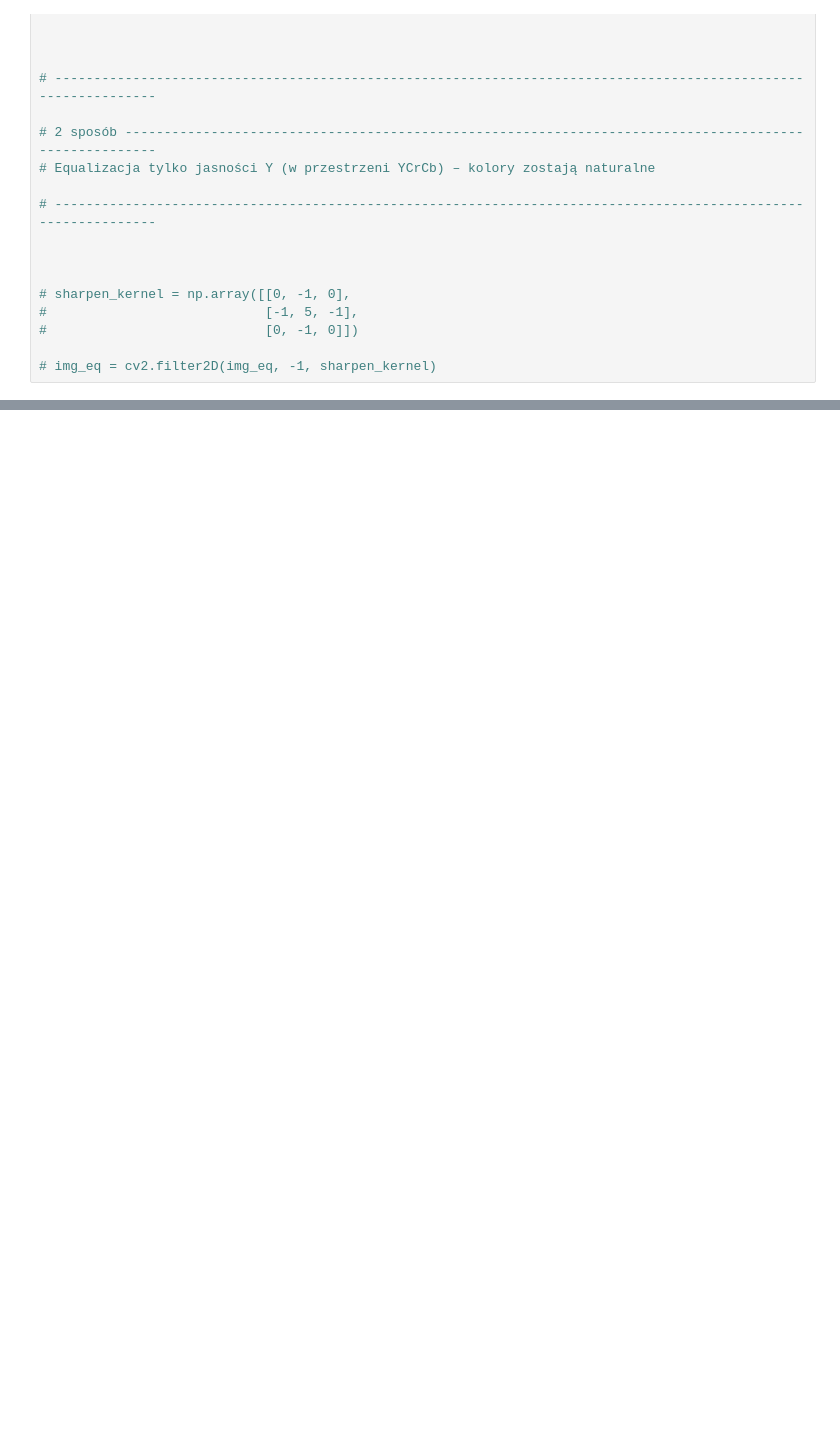
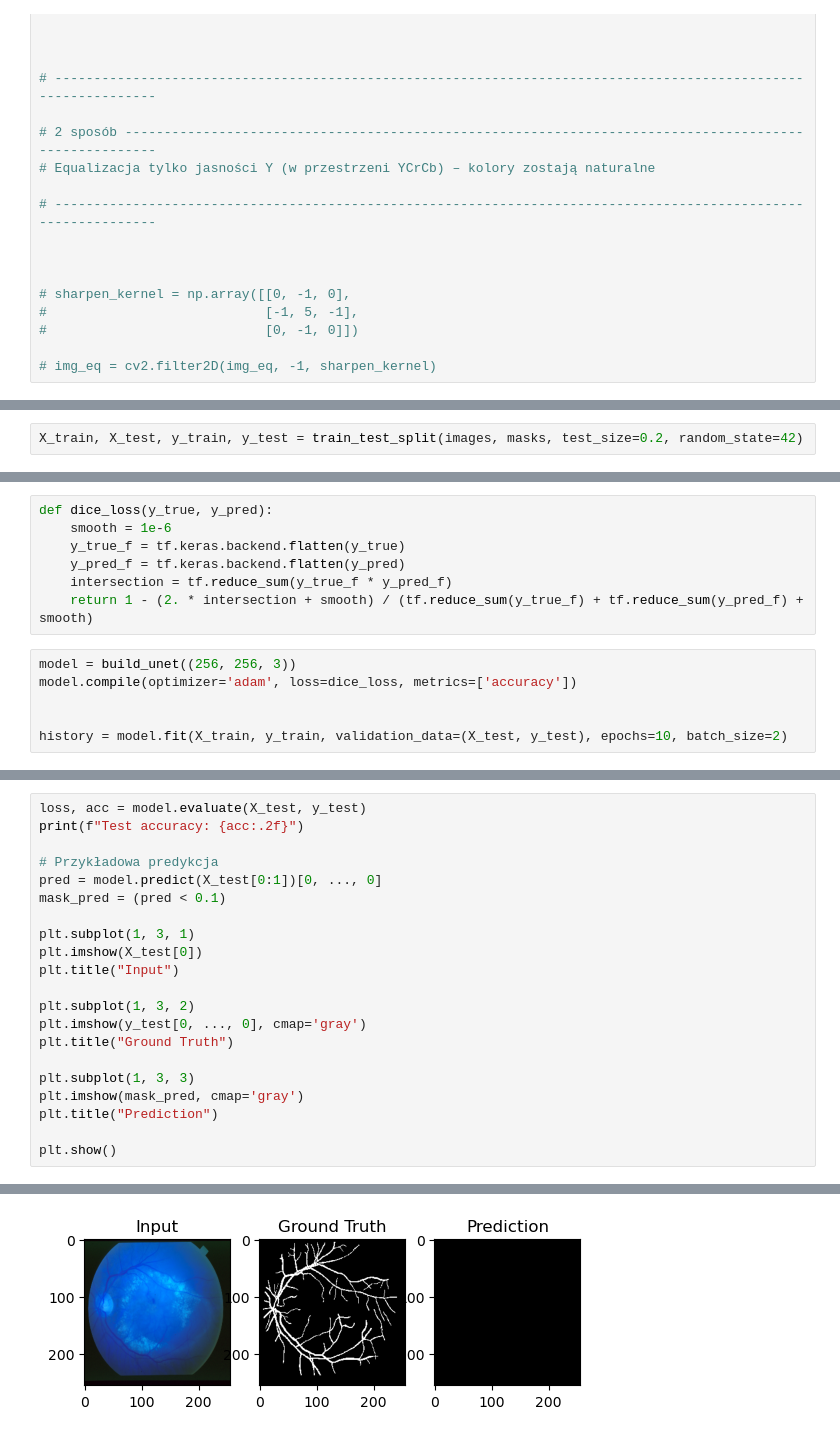
Before and after one commit to PMazi/Informatyka-w-Medycynie, a Jupyter notebook: main.ipynb, the cells around one changed output, grey strips where cells are left out. Cells and saved outputs as stored; diff of their text form; blank space fills up the shorter version.

```diff
--- a/main.ipynb
+++ b/main.ipynb
@@ -395,0 +468,2 @@ weighted avg       0.86      0.86      0.86      3372
+# %%
+X_train, X_test, y_train, y_test = train_test_split(images, masks, test_size=0.2, random_state=42)
@@ -395,0 +511,13 @@ weighted avg       0.86      0.86      0.86      3372
+# %%
+def dice_loss(y_true, y_pred):
+    smooth = 1e-6
+    y_true_f = tf.keras.backend.flatten(y_true)
+    y_pred_f = tf.keras.backend.flatten(y_pred)
+    intersection = tf.reduce_sum(y_true_f * y_pred_f)
+    return 1 - (2. * intersection + smooth) / (tf.reduce_sum(y_true_f) + tf.reduce_sum(y_pred_f) + smooth)
+# %%
+model = build_unet((256, 256, 3))
+model.compile(optimizer='adam', loss=dice_loss, metrics=['accuracy'])
+
+
+history = model.fit(X_train, y_train, validation_data=(X_test, y_test), epochs=10, batch_size=2)
@@ -395,0 +545,22 @@ weighted avg       0.86      0.86      0.86      3372
+# %%
+loss, acc = model.evaluate(X_test, y_test)
+print(f"Test accuracy: {acc:.2f}")
+
+# Przykładowa predykcja
+pred = model.predict(X_test[0:1])[0, ..., 0]
+mask_pred = (pred < 0.1)
+
+plt.subplot(1, 3, 1)
+plt.imshow(X_test[0])
+plt.title("Input")
+
+plt.subplot(1, 3, 2)
+plt.imshow(y_test[0, ..., 0], cmap='gray')
+plt.title("Ground Truth")
+
+plt.subplot(1, 3, 3)
+plt.imshow(mask_pred, cmap='gray')
+plt.title("Prediction")
+
+plt.show()
+# %% [output]
@@ -395,0 +570 @@ weighted avg       0.86      0.86      0.86      3372
+[figure, added]
```
Also changed, not shown: parts of 14 cells of this notebook.
